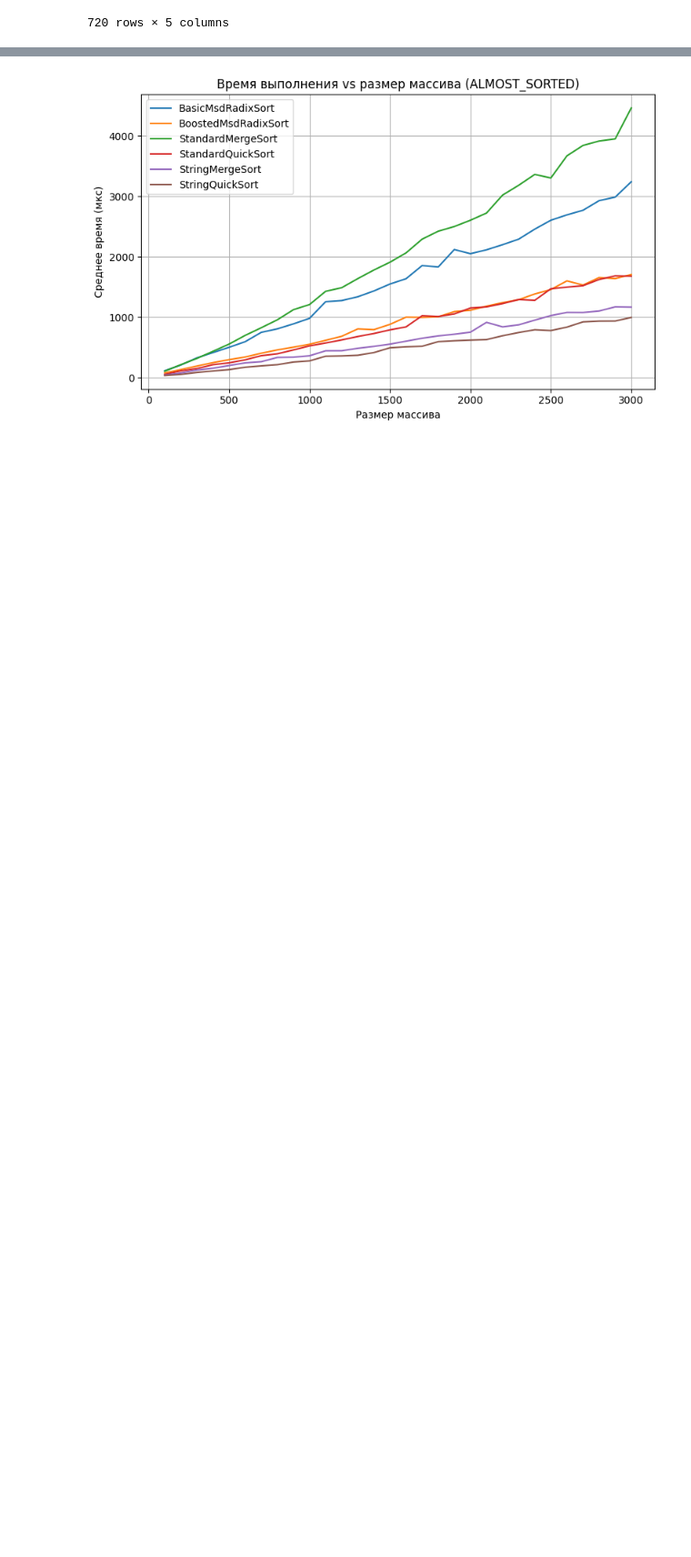
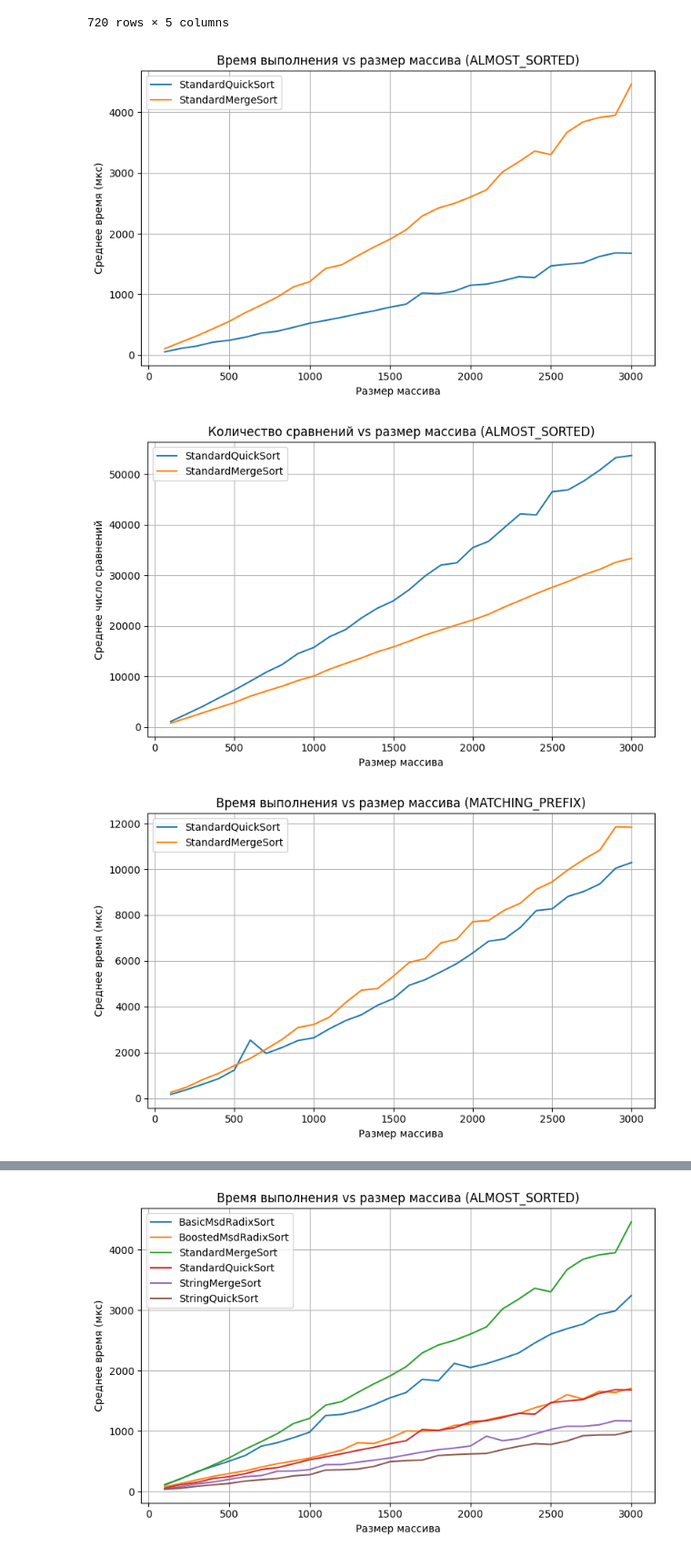
Before and after one commit to brshtsk/A1_9_AiSD, a Jupyter notebook: graphs/graphs.ipynb, the cells around one changed output, grey strips where cells are left out. Shown at 91% size. Drawn from its saved outputs; the diff is of its cells as text; code cells hidden in the pictures; blank space fills up the shorter version.

Commit message:
graphs updated

```diff
--- a/graphs/graphs.ipynb
+++ b/graphs/graphs.ipynb
@@ -59,3 +59,41 @@ df_summary
 | 718 | StringQuickSort | REVERSED | 2900 | 1134.6 | 66515.0 |
 | 719 | StringQuickSort | REVERSED | 3000 | 1094.6 | 69444.0 |
 720 rows × 5 columns
+# %%
+import matplotlib.pyplot as plt
+
+modes = df_summary['mode'].unique()
+algorithms = ["StandardQuickSort", "StandardMergeSort"]
+
+for mode in modes:
+    df_mode = df_summary[df_summary['mode'] == mode]
+
+    # 1) Время vs размер массива
+    plt.figure(figsize=(8, 5))
+    for algo in algorithms:
+        df_algo = df_mode[df_mode['algorithm'] == algo]
+        plt.plot(df_algo['size'], df_algo['avg_duration'], label=algo)
+    plt.title(f"Время выполнения vs размер массива ({mode})")
+    plt.xlabel("Размер массива")
+    plt.ylabel("Среднее время (мкс)")
+    plt.legend()
+    plt.grid(True)
+    plt.tight_layout()
+    plt.show()
+
+    # 2) Сравнения vs размер массива
+    plt.figure(figsize=(8, 5))
+    for algo in algorithms:
+        df_algo = df_mode[df_mode['algorithm'] == algo]
+        plt.plot(df_algo['size'], df_algo['avg_comparisons'], label=algo)
+    plt.title(f"Количество сравнений vs размер массива ({mode})")
+    plt.xlabel("Размер массива")
+    plt.ylabel("Среднее число сравнений")
+    plt.legend()
+    plt.grid(True)
+    plt.tight_layout()
+    plt.show()
+# %% [output]
+[figure, added]
+[figure, added]
+[figure, added]
```
Also changed, not shown: parts of 1 cell of this notebook.
